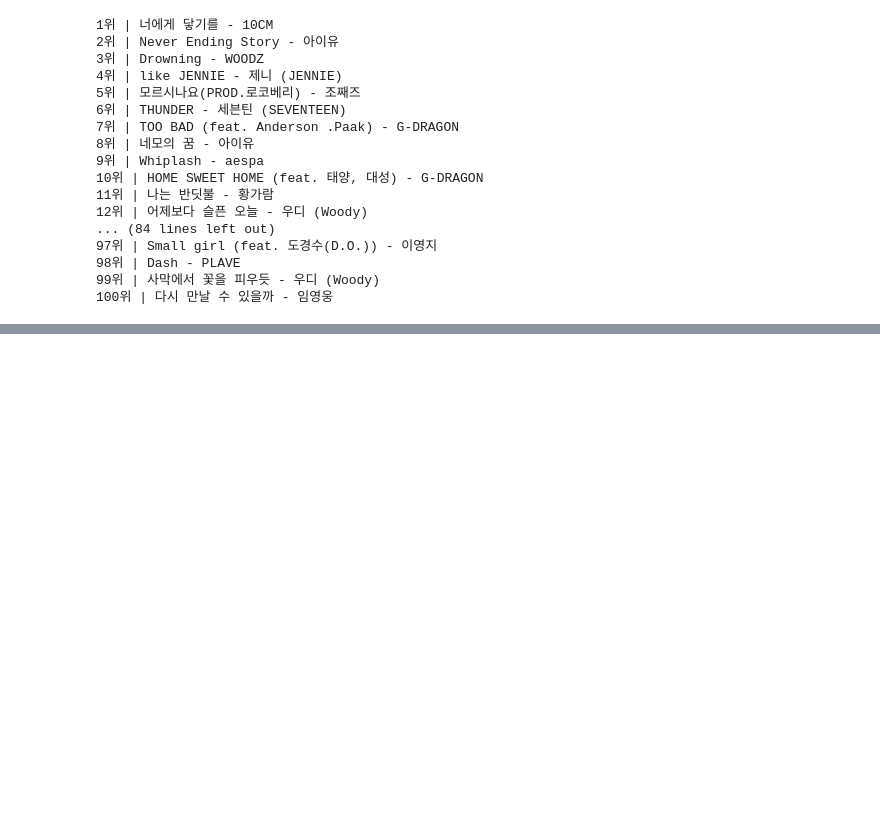
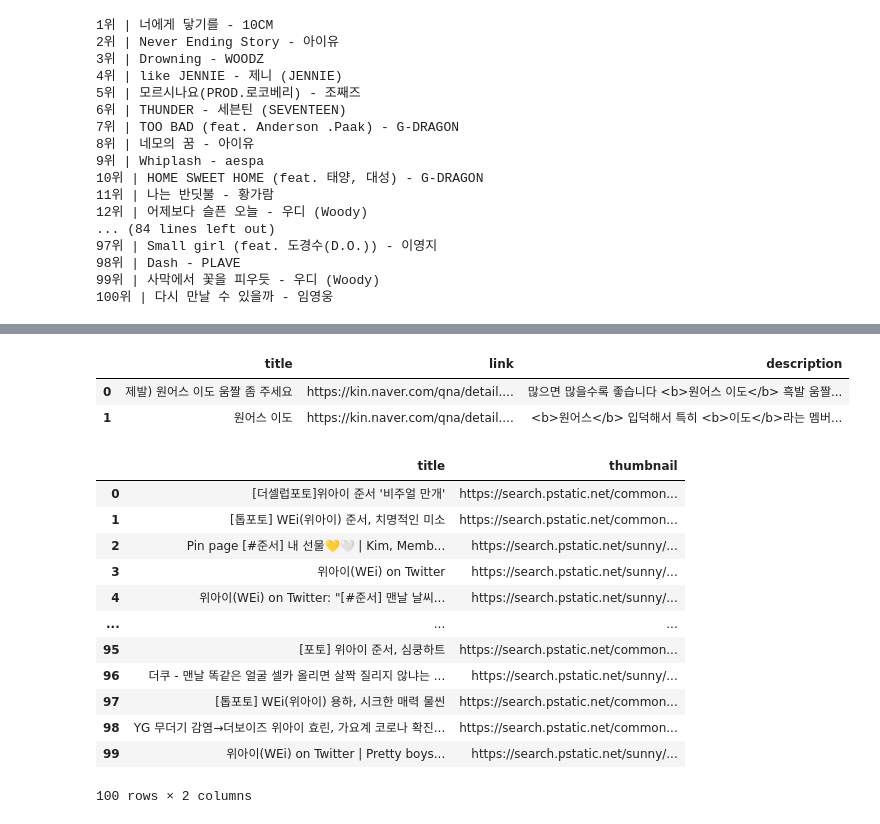
Before and after one commit to secretrelationship/ai_x, a Jupyter notebook: source/01_python/ch14_웹데이터수집1_정적_공공api.ipynb, the cells around one changed output, grey strips where cells are left out. Saved outputs shown, nothing was run; the diff lists cells and outputs as text; code cells hidden in the pictures; blank space fills up the shorter version.

```diff
--- a/source/01_python/ch14_웹데이터수집1_정적_공공api.ipynb
+++ b/source/01_python/ch14_웹데이터수집1_정적_공공api.ipynb
@@ -658,0 +893,52 @@ for idx, (title, singer) in enumerate(zip(title_els, singer_els)):
+# %%
+get_naver_kin('원어스이도',2)
+# %% [output]
+|  | title | link | description |
+| 0 | 제발) 원어스 이도 움짤 좀 주세요 | https://kin.naver.com/qna/detail.... | 많으면 많을수록 좋습니다 <b>원어스 이도</b> 흑발 움짤... |
+| 1 | 원어스 이도 | https://kin.naver.com/qna/detail.... | <b>원어스</b> 입덕해서 특히 <b>이도</b>라는 멤버... |
+# %%
+#함수
+def get_naver_image(keyword):
+    import requests
+    import pandas as pd
+    import json
+    from dotenv import load_dotenv
+    import os
+    load_dotenv()
+    client_id = os.getenv('CLIENT_ID')
+    client_secret = os.getenv('CLIENT_SECRET')
+    #keyword = '원어스서호'
+
+
+
+
+    url = f'https://openapi.naver.com/v1/search/image?query={keyword}&display=100'
+    headers = {'X-Naver-Client-Id': client_id,
+               'X-Naver-Client-Secret':client_secret}
+    response = requests.get(url,headers=headers)
+    #print(response.text)
+    #items= json.loads(response.text)['items']
+    items = response.json()['items'] #방법1에서만 가능한 함수
+    items_list =[]
+    for item in items:
+        items_list.append([
+            item.get('title').replace('<b>','').replace('</b>',''), #item['title']
+
+            item.get('thumbnail')])
+    return pd.DataFrame(items_list, columns=['title','thumbnail'])
+# %%
+get_naver_image("위아이준서")
+# %% [output]
+|  | title | thumbnail |
+| 0 | [더셀럽포토]위아이 준서 '비주얼 만개' | https://search.pstatic.net/common... |
+| 1 | [톱포토] WEi(위아이) 준서, 치명적인 미소 | https://search.pstatic.net/common... |
+| 2 | Pin page [#준서] 내 선물💛🤍 | Kim, Memb... | https://search.pstatic.net/sunny/... |
+| 3 | 위아이(WEi) on Twitter | https://search.pstatic.net/sunny/... |
+| 4 | 위아이(WEi) on Twitter: "[#준서] 맨날 날씨... | https://search.pstatic.net/sunny/... |
+| ... | ... | ... |
+| 95 | [포토] 위아이 준서, 심쿵하트 | https://search.pstatic.net/common... |
+| 96 | 더쿠 - 맨날 똑같은 얼굴 셀카 올리면 살짝 질리지 않냐는 ... | https://search.pstatic.net/sunny/... |
+| 97 | [톱포토] WEi(위아이) 용하, 시크한 매력 물씬 | https://search.pstatic.net/common... |
+| 98 | YG 무더기 감염→더보이즈 위아이 효린, 가요계 코로나 확진... | https://search.pstatic.net/common... |
+| 99 | 위아이(WEi) on Twitter | Pretty boys... | https://search.pstatic.net/sunny/... |
+100 rows × 2 columns
```
Also changed, not shown: parts of 21 cells of this notebook, 22 other files.
